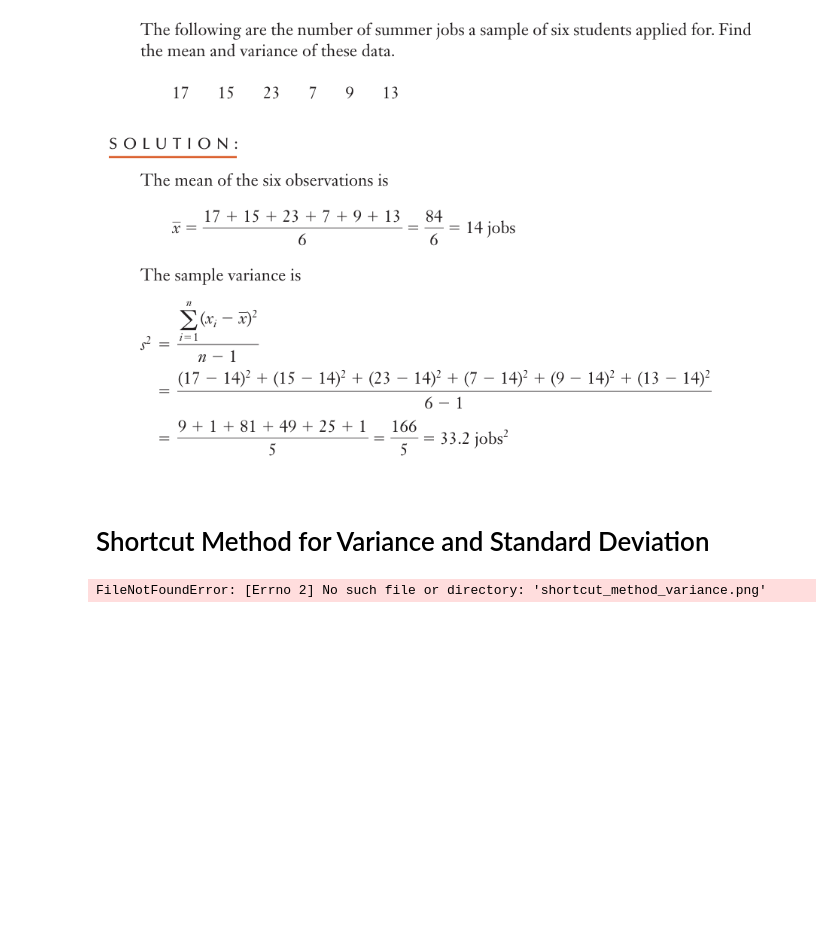
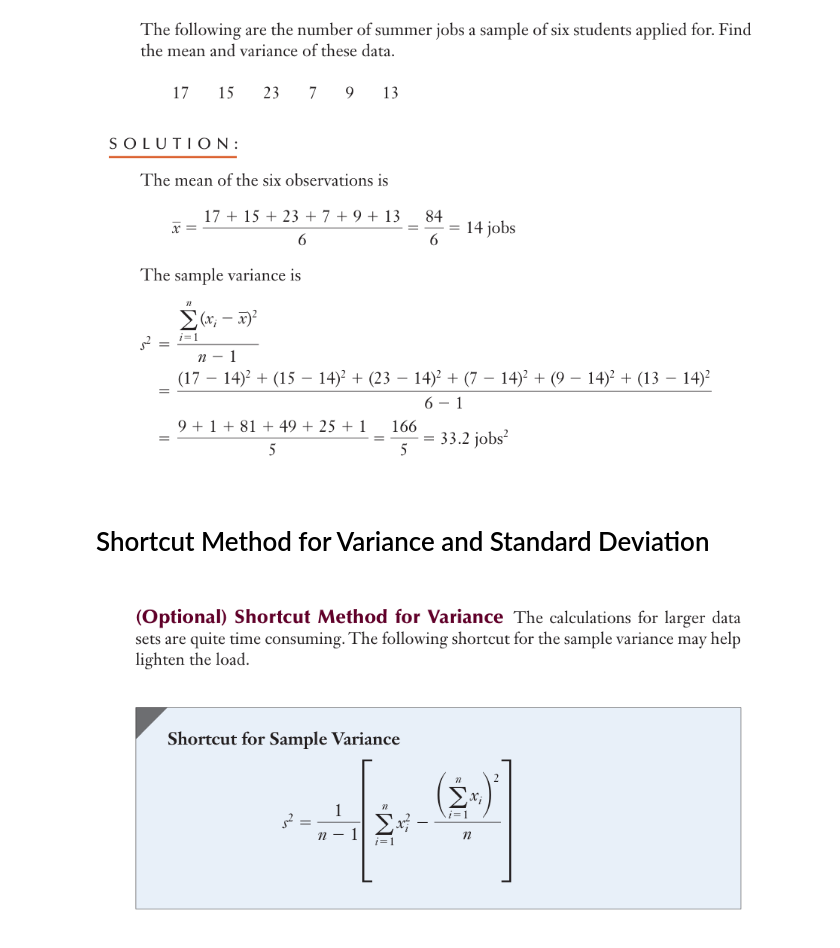
Before and after one commit to ArslanAmanov/Finance, a Jupyter notebook: QuantAnalyses/Quant_method_Analyses/chp_2_descriptive_techniques.ipynb, the cells around one changed output. Cells and saved outputs as stored; diff of their text form; code cells hidden in the pictures; blank space fills up the shorter version.

Commit message:
method variance shortcut

```diff
--- a/QuantAnalyses/Quant_method_Analyses/chp_2_descriptive_techniques.ipynb
+++ b/QuantAnalyses/Quant_method_Analyses/chp_2_descriptive_techniques.ipynb
@@ -159,6 +159,6 @@ Image(filename='sample_variance.png', width=800, height=800)
 # Shortcut Method for Variance and Standard Deviation
 # %%
 from IPython.display import Image
-Image(filename='shortcut_method_variance.png', width=800, height=800)
+Image(filename='method_variance.png', width=800, height=800)
 # %% [output]
-FileNotFoundError: [Errno 2] No such file or directory: 'shortcut_method_variance.png'
+[figure, added]
```
Also changed, not shown: parts of 1 cell of this notebook, 2 other files.
